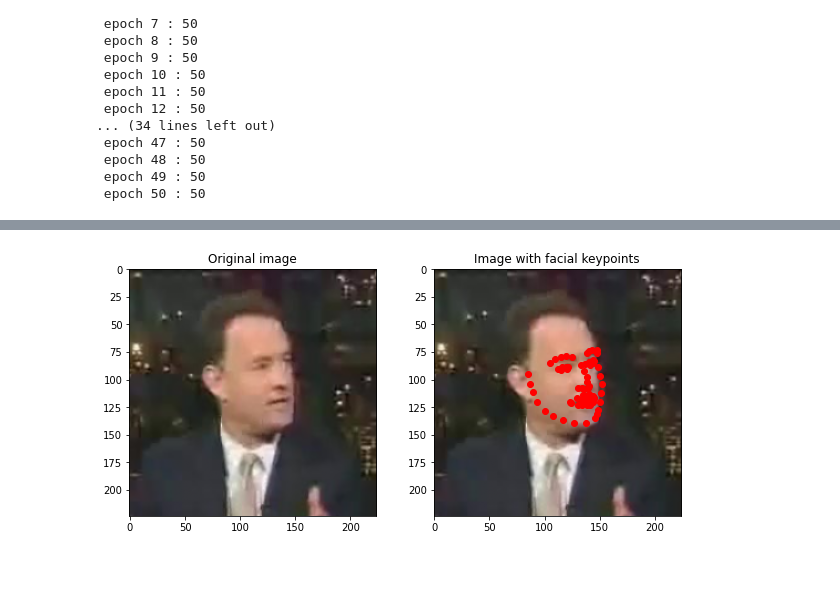
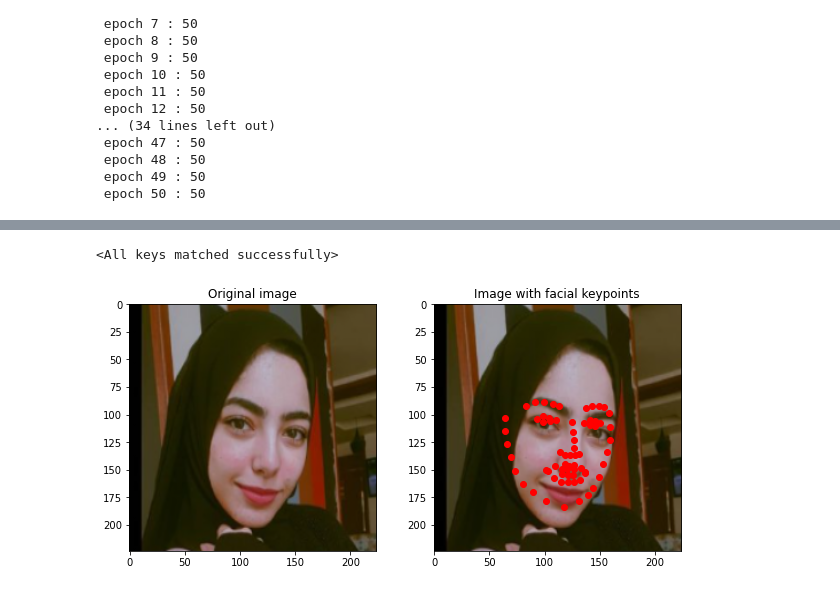
Before and after one commit to moaaztaha/Computer-Vision, a Jupyter notebook: Facial Keypoints Detection/Facial_Keypoints_Detection_01.ipynb, the cells around one changed output, grey strips where cells are left out. Drawn from its saved outputs; the diff is of its cells as text; code cells hidden in the pictures.

```diff
--- a/Facial Keypoints Detection/Facial_Keypoints_Detection_01.ipynb
+++ b/Facial Keypoints Detection/Facial_Keypoints_Detection_01.ipynb
@@ -244,0 +209,5 @@ plt.show()
+# %%
+# loading model
+model.load_state_dict(torch.load('models/01.pth'))
+# %% [output]
+<All keys matched successfully>
@@ -245,18 +216,22 @@ plt.show()
 # %%
-ix = 1
+# ix = 3
+img_path = 'data/test_imgs/full_close.png'
 plt.figure(figsize=(10,10))
 plt.subplot(221)
 plt.title('Original image')
-im = test_dataset.load_img(ix)
-plt.imshow(im)
+# im = test_dataset.load_img(ix)
+img = load_img(img_path)
+plt.imshow(img)
 plt.grid(False)
 plt.subplot(222)
 plt.title('Image with facial keypoints')
-x, _ = test_dataset[ix]
-plt.imshow(im)
-kp = model(x[None]).flatten().detach().cpu()
+plt.imshow(img)
+img = load_img(img_path, infer=True)
+model.eval()
+with torch.no_grad():
+    kp = model(img[None]).flatten().detach().cpu()
 plt.scatter(kp[:68]*224, kp[68:]*224, c='r')
 plt.grid(False)
 plt.show()
 # %% [output]
-[figure, old version]
+[figure, new version]
```
Also changed, not shown: parts of 13 cells of this notebook, 6 other files.
